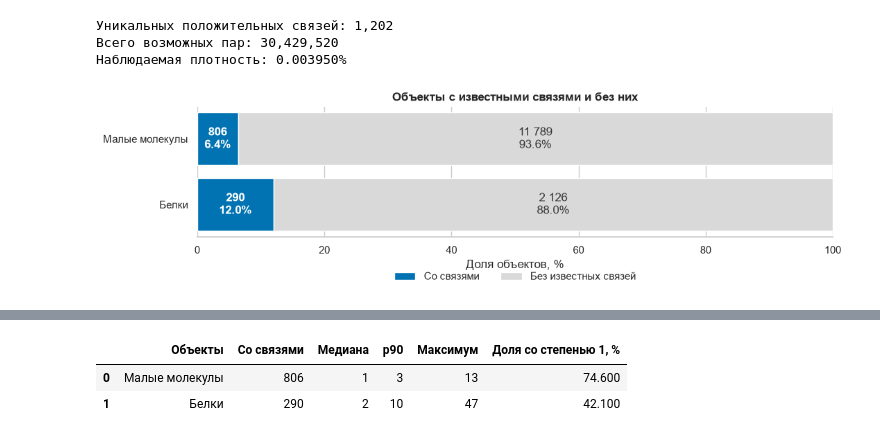
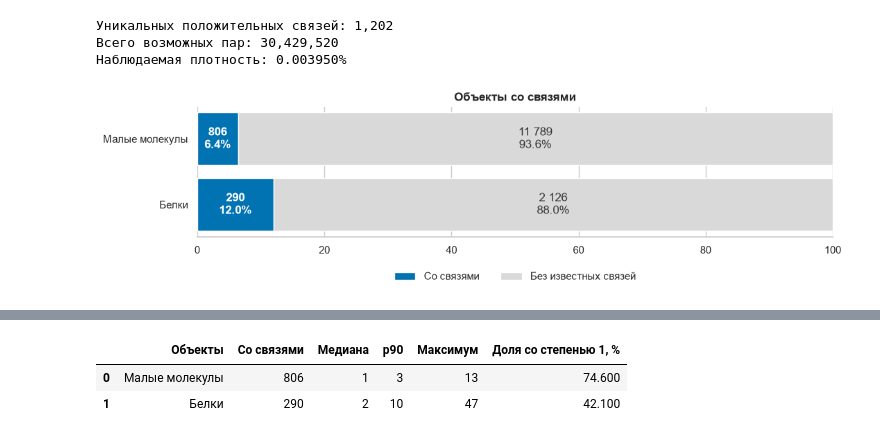
Before and after one commit to xresearch-ai/main, a Jupyter notebook: notebooks/02-eda.ipynb, the cells around one changed output, grey strips where cells are left out. Cells and saved outputs as stored; diff of their text form; code cells hidden in the pictures.

```diff
--- a/notebooks/02-eda.ipynb
+++ b/notebooks/02-eda.ipynb
@@ -623,33 +348,32 @@ ax.barh(y, linked_share, color=linked_color, label="Со связями")
 ax.barh(
     y, unlinked_share, left=linked_share, color=unlinked_color,
     label="Без известных связей",
 )
 
 for position, object_name in enumerate(coverage_plot.index):
     linked = int(coverage_plot.loc[object_name, "Со связями"])
     unlinked = int(coverage_plot.loc[object_name, "Без известных связей"])
     linked_pct = linked_share.loc[object_name]
     unlinked_pct = unlinked_share.loc[object_name]
     linked_label = f"{linked:,}".replace(",", " ")
     unlinked_label = f"{unlinked:,}".replace(",", " ")
     ax.text(
         linked_pct / 2, position, f"{linked_label}\n{linked_pct:.1f}%",
         ha="center", va="center", color="white", fontweight="bold",
     )
     ax.text(
         linked_pct + unlinked_pct / 2, position, f"{unlinked_label}\n{unlinked_pct:.1f}%",
         ha="center", va="center", color="#333333",
     )
 
 ax.set_yticks(y, coverage_plot.index)
 ax.invert_yaxis()
 ax.set_xlim(0, 100)
-ax.set_xlabel("Доля объектов, %")
 ax.set_ylabel("")
-ax.set_title("Объекты с известными связями и без них")
+ax.set_title("Объекты со связями")
 ax.legend(loc="lower center", bbox_to_anchor=(0.5, -0.42), ncol=2, frameon=False)
 sns.despine(ax=ax, left=True)
 fig.tight_layout()
 plt.show()
 # %% [output]
-[figure, old version]
+[figure, new version]
```
Also changed, not shown: parts of 52 cells of this notebook.
